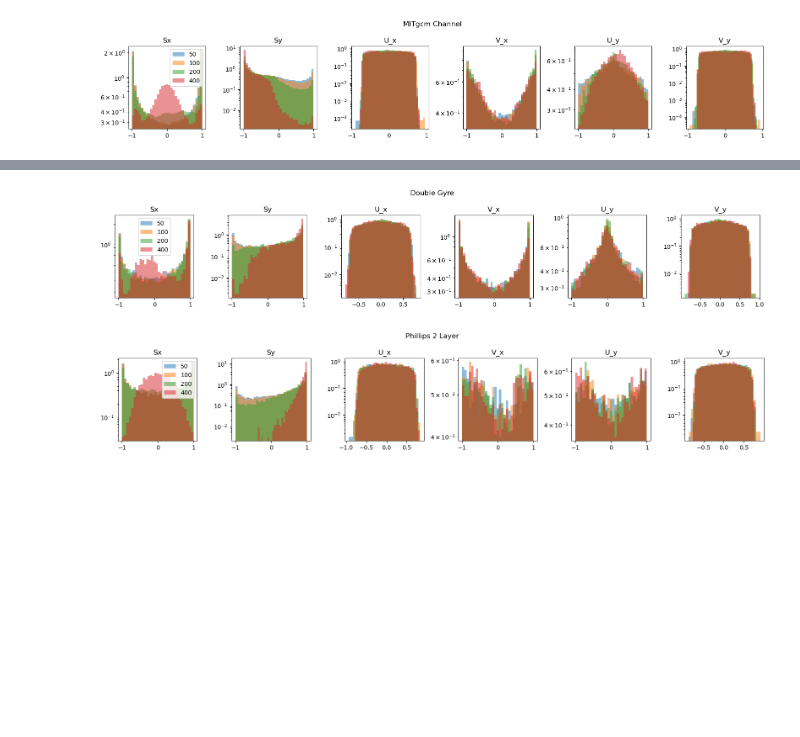
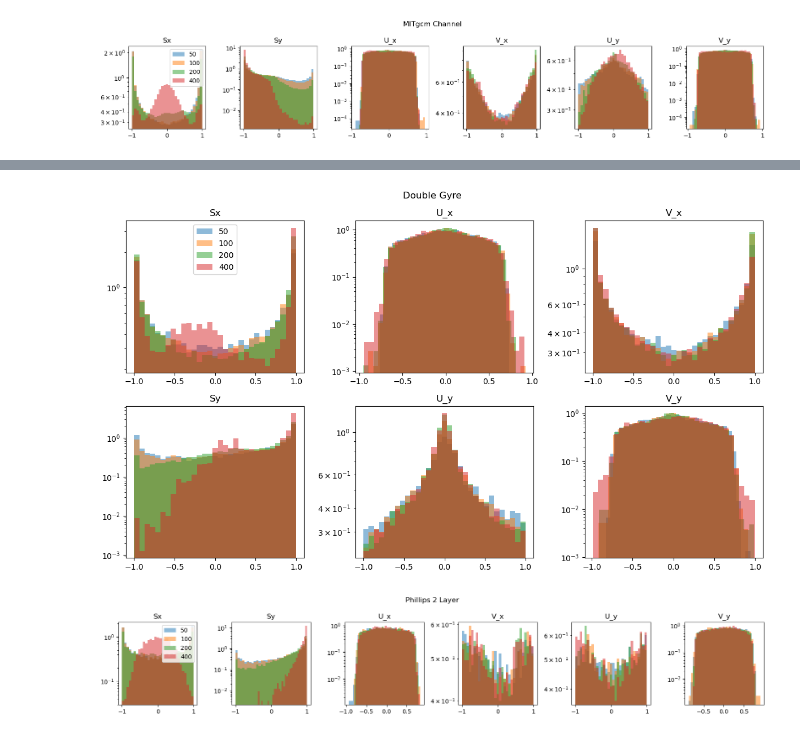
Before and after one commit to dhruvbalwada/mesoscale_buoyancy_param_ML, a Jupyter notebook: offline_analysis/input_output_scalings_across_sims.ipynb, the cells around one changed output, grey strips where cells are left out. Cells and saved outputs as stored; diff of their text form; code cells hidden in the pictures; blank space fills up the shorter version.

```diff
--- a/offline_analysis/input_output_scalings_across_sims.ipynb
+++ b/offline_analysis/input_output_scalings_across_sims.ipynb
@@ -396,48 +418,48 @@ plt.tight_layout()
 # %%
 ## inputs
 
-plt.figure(figsize=(16, 3))
+plt.figure(figsize=(12, 7))
 
 
 for  L in ['50', '100', '200', '400']:
     ds = MOM6_DG_data.datatree[L]
 
-    plt.subplot(1,6,1 )
+    plt.subplot(2,3,1 )
     (ds.Sx/ds.magS).plot.hist(bins=31, alpha=0.5, label=L, density=True)
     plt.yscale('log')
     plt.title('Sx')
     plt.legend()
 
-    plt.subplot(1,6,2 )
+    plt.subplot(2,3,4 )
     (ds.Sy/ds.magS).plot.hist(bins=31, alpha=0.5, density=True)
     plt.yscale('log')
     plt.title('Sy')
 
-    plt.subplot(1,6,3  )
+    plt.subplot(2,3,2  )
     (ds.U_x/ds.gradU).plot.hist(bins=31, alpha=0.5, density=True)
     plt.yscale('log')
     plt.title('U_x')
 
-    plt.subplot(1,6,4  )
+    plt.subplot(2,3,3  )
     (ds.V_x/ds.gradU).plot.hist(bins=31, alpha=0.5, density=True)
     plt.yscale('log')
     plt.title('V_x')
 
-    plt.subplot(1,6,5  )
+    plt.subplot(2,3,5  )
     (ds.U_y/ds.gradU).plot.hist(bins=31, alpha=0.5, density=True)
     plt.yscale('log')
     plt.title('U_y')
 
-    plt.subplot(1,6,6  )
+    plt.subplot(2,3,6  )
     (ds.V_y/ds.gradU).plot.hist(bins=31, alpha=0.5, density=True)
     plt.yscale('log')
     plt.title('V_y')
 
 
 plt.suptitle('Double Gyre')
 plt.tight_layout()
 # %% [output]
-[figure, old version]
+[figure, new version]
 # %%
 ## inputs
 
```
Also changed, not shown: parts of 7 cells of this notebook, 9 other files.
